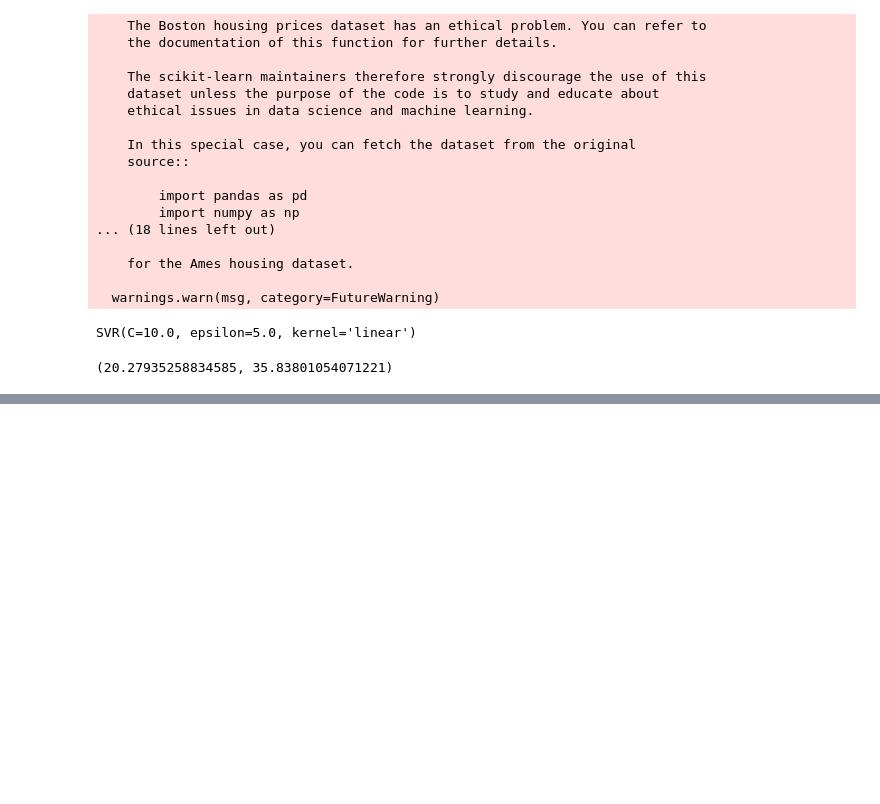
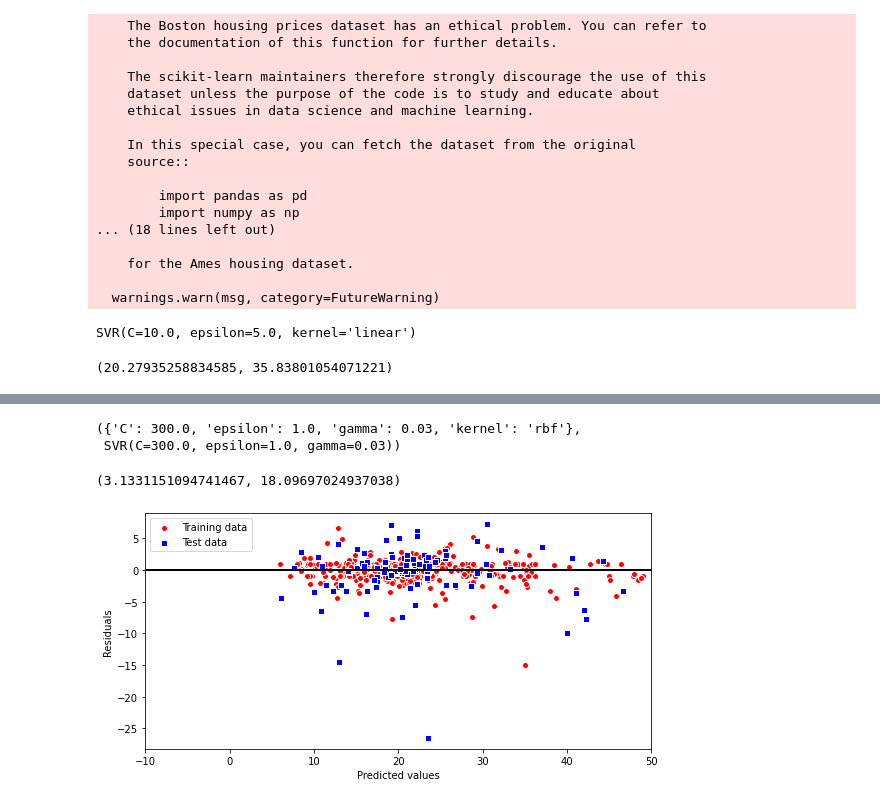
Before and after one commit to kami9811/scikit-learn-study, a Jupyter notebook: chapter_3/regression.ipynb, the cells around one changed output, grey strips where cells are left out. Saved outputs shown, nothing was run; the diff lists cells and outputs as text; code cells hidden in the pictures; blank space fills up the shorter version.

```diff
--- a/chapter_3/regression.ipynb
+++ b/chapter_3/regression.ipynb
@@ -607,0 +685,19 @@ mean_squared_error(y_train, y_train_pred), mean_squared_error(y_test, y_test_pre
+# %%
+sc = StandardScaler()
+X_train_std = sc.fit_transform(X_train)
+X_test_std = sc.transform(X_test)
+# %%
+param_grid = [
+    {
+        "kernel": ["rbf"],
+        "C": [1.0, 3.0, 10., 30., 100., 300., 1000.],
+        "gamma": [0.01, 0.03, 0.1, 0.3, 1.0, 3.0],
+        "epsilon": [0.01, 0.03, 0.1, 0.3, 1.0, 3.0]
+    }
+]
+
+model = SVR()
+grid_search = GridSearchCV(
+    model, param_grid, cv=5, scoring="neg_mean_squared_error", verbose=2, n_jobs=-1
+)
+grid_search.fit(X_train_std, y_train)
@@ -607,0 +712,33 @@ mean_squared_error(y_train, y_train_pred), mean_squared_error(y_test, y_test_pre
+# %%
+grid_search.best_params_, grid_search.best_estimator_
+# %% [output]
+({'C': 300.0, 'epsilon': 1.0, 'gamma': 0.03, 'kernel': 'rbf'},
+ SVR(C=300.0, epsilon=1.0, gamma=0.03))
+# %%
+model_grs = grid_search.best_estimator_
+
+y_train_grs_pred = model_grs.predict(X_train_std)
+y_test_grs_pred = model_grs.predict(X_test_std)
+
+mean_squared_error(y_train, y_train_grs_pred), mean_squared_error(y_test, y_test_grs_pred)
+# %% [output]
+(3.1331151094741467, 18.09697024937038)
+# %%
+plt.figure(figsize=(8, 4))
+
+plt.scatter(y_train_grs_pred, y_train_grs_pred-y_train,
+            c="red", marker="o", edgecolor="white",
+            label="Training data")
+plt.scatter(y_test_grs_pred, y_test_grs_pred-y_test,
+            c="blue", marker="s", edgecolor="white",
+            label="Test data")
+plt.xlabel("Predicted values")
+plt.ylabel("Residuals")
+plt.legend(loc="upper left")
+plt.hlines(y=0, xmin=-10, xmax=50, color="black", lw=2)
+plt.xlim([-10, 50])
+plt.tight_layout()
+
+plt.show()
+# %% [output]
+[figure, added]
```
Also changed, not shown: parts of 23 cells of this notebook, 5 other files.
